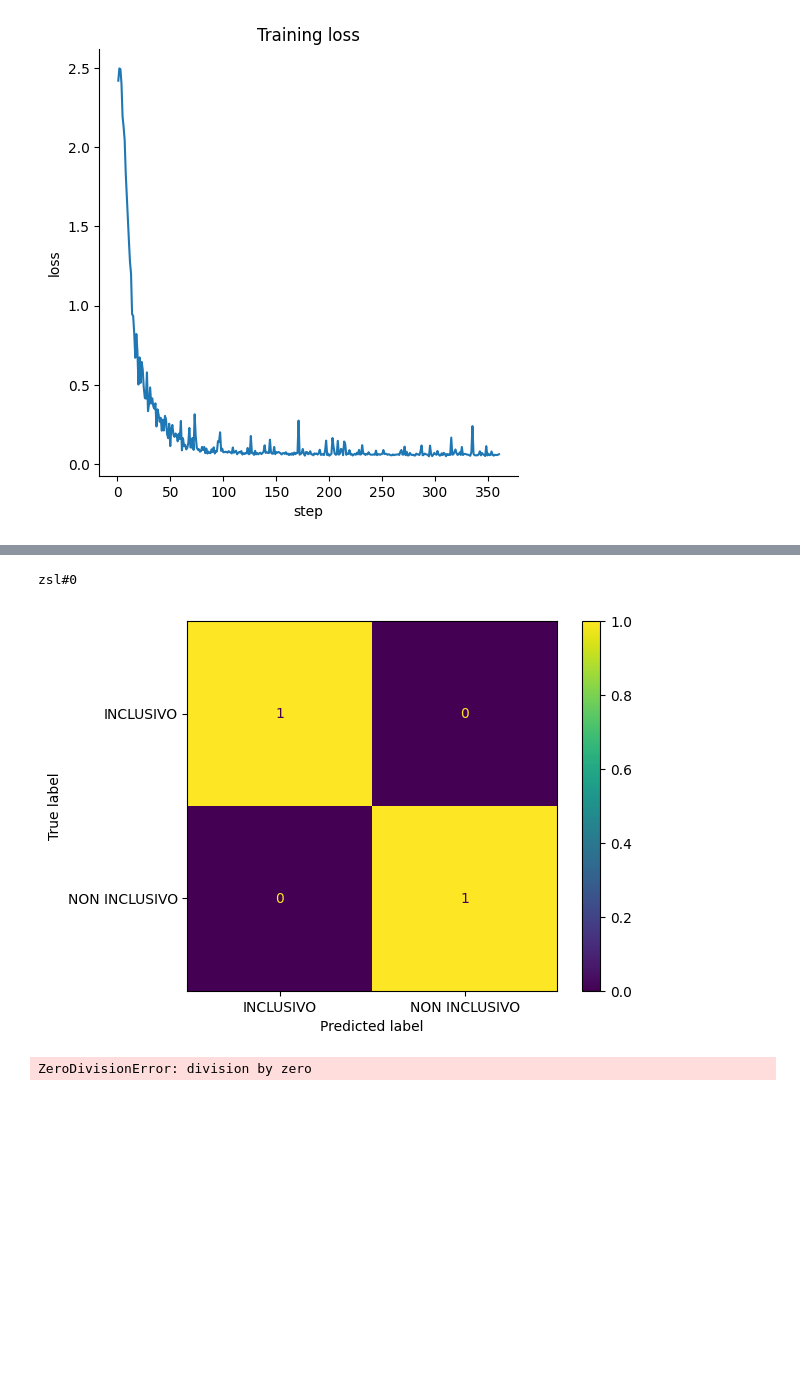
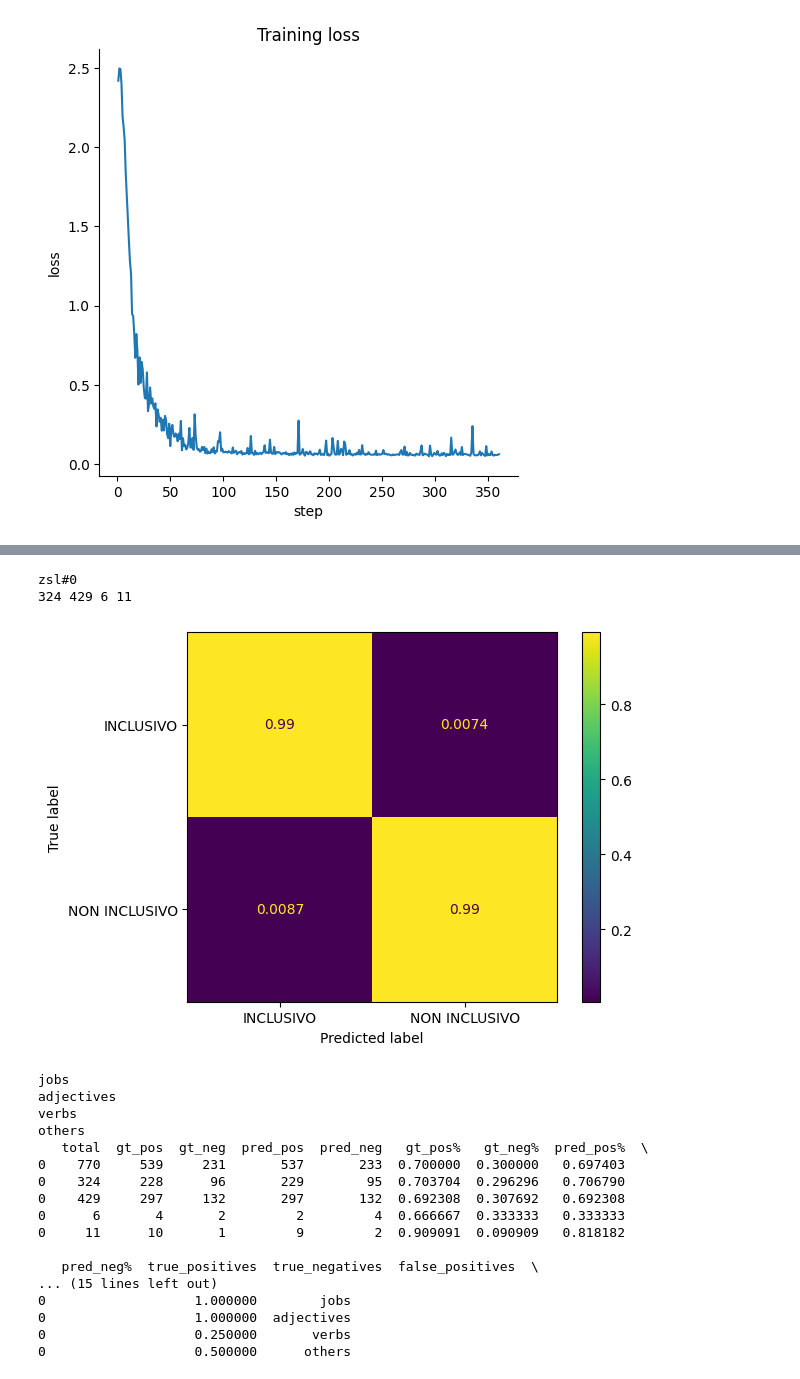
Before and after one commit to tommasoromano/unimi-language-detection, a Jupyter notebook: analysis.ipynb, the cells around one changed output, grey strips where cells are left out. Saved outputs shown, nothing was run; the diff lists cells and outputs as text; code cells hidden in the pictures; blank space fills up the shorter version.

Commit message:
eval

```diff
--- a/analysis.ipynb
+++ b/analysis.ipynb
@@ -64,10 +69,14 @@ res_models_df = None
 
 show_plots = True
 
-for model in ['phi3-finetuned']:
+for model in [
+    'phi3-finetuned',
+    # 'phi3',
+    ]:
     print(model)
+    df = pd.read_csv(f'results/{model}-eval-v0.csv')
     if model == 'phi3-finetuned':
-        df = pd.read_csv(f'results/{model}-eval-v0.csv')
+        df = df[~df['response'].str.contains('NOT IN TEST DATASET')]
     # df = df[df['prompt_id'].str.contains('cot')]
 
     df_fix = fix_df(df, model, show_plot=show_plots)
@@ -80,8 +89,11 @@ for model in ['phi3-finetuned']:
         print(p)
 
         _df = df_fix[df_fix['prompt_id'] == p]
-        df_jobs = _df[_df['text_labels'] == 'TODO']
-        df_notjobs = _df[_df['text_labels'] != 'TODO']
+        df_jobs = _df[_df['text_JOB_value'] != ""]
+        df_adj = _df[_df['text_ADJ_value'] != ""]
+        df_verb = _df[_df['text_VERB_value'] != ""]
+        df_other = _df[(_df['text_JOB_value'] == "") & (_df['text_ADJ_value'] == "") & (_df['text_VERB_value'] == "")]
+        print(len(df_jobs), len(df_adj), len(df_verb), len(df_other))
 
         # sns.countplot(data=df_jobs, x='true')
         # plt.show()
@@ -101,13 +113,18 @@ for model in ['phi3-finetuned']:
             res_models_df = pd.concat([res_models_df, pd.DataFrame(all, index=[0])])
 
 
-        _metrics = metrics(df_jobs)
-        _metrics['name'] = 'jobs'
-        res_df = pd.concat([res_df, pd.DataFrame(_metrics, index=[0])])
-
-        _metrics = metrics(df_notjobs)
-        _metrics['name'] = 'notjobs'
-        res_df = pd.concat([res_df, pd.DataFrame(_metrics, index=[0])])
+        for __df, nm in [
+            (df_jobs,"jobs"),
+            (df_adj,"adjectives"),
+            (df_verb,"verbs"),
+            (df_other,"others"),
+        ]:
+            print(nm)
+            if len(__df) == 0:
+                continue
+            _metrics = metrics(__df)
+            _metrics['name'] = nm
+            res_df = pd.concat([res_df, pd.DataFrame(_metrics, index=[0])])
 
         # _metrics = metrics(isin(df_jobs, NEUTRALS))
         # _metrics['name'] = 'neutrals'
@@ -119,26 +136,27 @@ for model in ['phi3-finetuned']:
         #     _metrics['name'] = s
         #     res_df = pd.concat([res_df, pd.DataFrame(_metrics, index=[0])])
 
-        _metrics = metrics(df_notjobs[df_notjobs['true'] == 'INCLUSIVO'])
-        _metrics['name'] = 'notjob_inclusive'
-        res_df = pd.concat([res_df, pd.DataFrame(_metrics, index=[0])])
+        # _metrics = metrics(df_notjobs[df_notjobs['true'] == 'INCLUSIVO'])
+        # _metrics['name'] = 'notjob_inclusive'
+        # res_df = pd.concat([res_df, pd.DataFrame(_metrics, index=[0])])
 
-        _metrics = metrics(df_notjobs[df_notjobs['true'] == 'NON INCLUSIVO'])
-        _metrics['name'] = 'notjob_not_inclusive'
-        res_df = pd.concat([res_df, pd.DataFrame(_metrics, index=[0])])
+        # _metrics = metrics(df_notjobs[df_notjobs['true'] == 'NON INCLUSIVO'])
+        # _metrics['name'] = 'notjob_not_inclusive'
+        # res_df = pd.concat([res_df, pd.DataFrame(_metrics, index=[0])])
 
-        _metrics = metrics(df_jobs[df_jobs['true'] == 'INCLUSIVO'])
-        _metrics['name'] = 'job_inclusive'
-        res_df = pd.concat([res_df, pd.DataFrame(_metrics, index=[0])])
+        # _metrics = metrics(df_jobs[df_jobs['true'] == 'INCLUSIVO'])
+        # _metrics['name'] = 'job_inclusive'
+        # res_df = pd.concat([res_df, pd.DataFrame(_metrics, index=[0])])
 
-        _metrics = metrics(df_jobs[df_jobs['true'] == 'NON INCLUSIVO'])
-        _metrics['name'] = 'job_not_inclusive'
-        res_df = pd.concat([res_df, pd.DataFrame(_metrics, index=[0])])
+        # _metrics = metrics(df_jobs[df_jobs['true'] == 'NON INCLUSIVO'])
+        # _metrics['name'] = 'job_not_inclusive'
+        # res_df = pd.concat([res_df, pd.DataFrame(_metrics, index=[0])])
 
         if show_plots:
             print(res_df)
             plot_metrics(res_df, f" - {model} - {p}")
 
+print('all')
 plot_metrics(res_models_df, "- All models")
 # %% [output]
 phi3-finetuned
@@ -150,4 +168,21 @@ phi3-finetuned
 [figure]
 zsl#0
+324 429 6 11
-[figure, old version]
+[figure, new version]
-ZeroDivisionError: division by zero
+jobs
+adjectives
+verbs
+others
+   total  gt_pos  gt_neg  pred_pos  pred_neg   gt_pos%   gt_neg%  pred_pos%  \
+0    770     539     231       537       233  0.700000  0.300000   0.697403
+0    324     228      96       229        95  0.703704  0.296296   0.706790
+0    429     297     132       297       132  0.692308  0.307692   0.692308
+0      6       4       2         2         4  0.666667  0.333333   0.333333
+0     11      10       1         9         2  0.909091  0.090909   0.818182
+
+   pred_neg%  true_positives  true_negatives  false_positives  \
+... (15 lines left out)
+0                   1.000000        jobs
+0                   1.000000  adjectives
+0                   0.250000       verbs
+0                   0.500000      others
```
Also changed, not shown: parts of 2 cells of this notebook, 5 other files.
